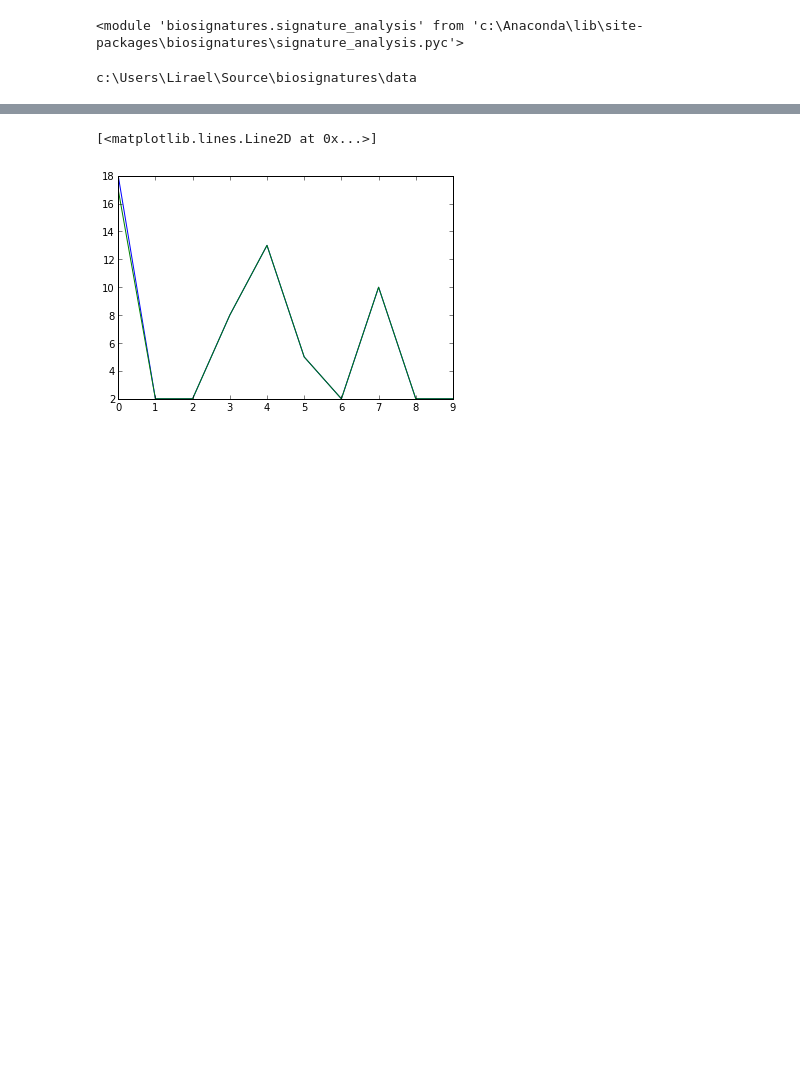
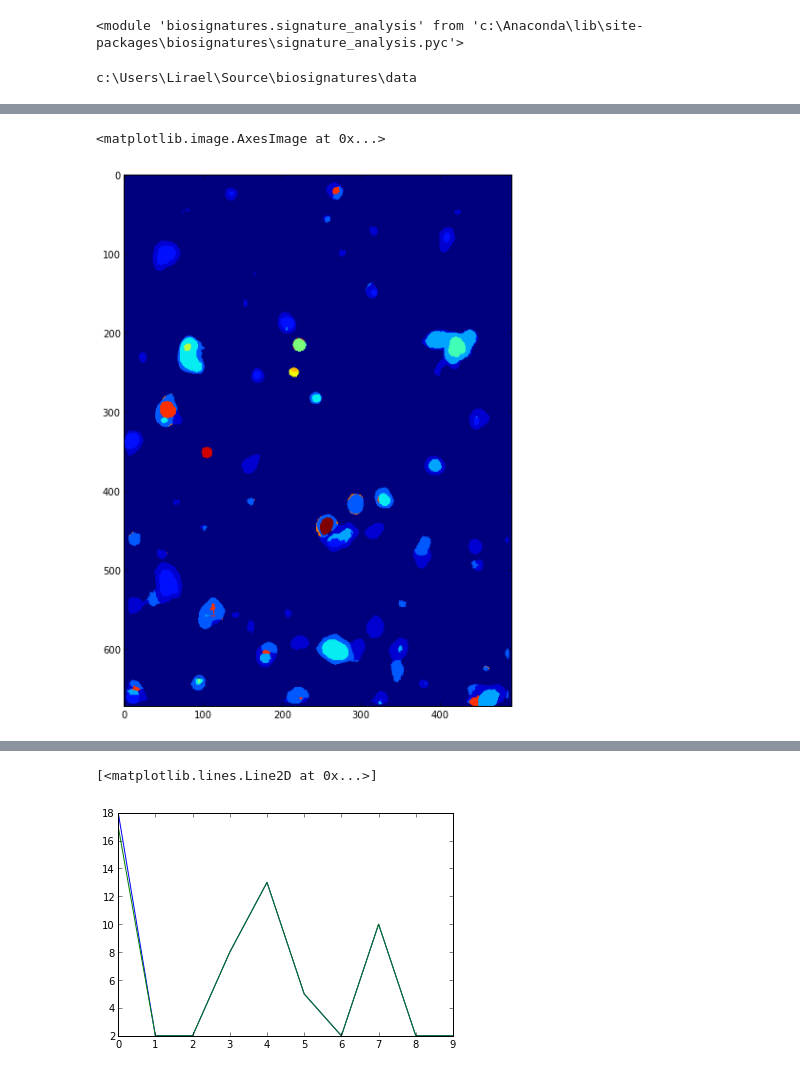
Before and after one commit to klchan13/biosignatures, a Jupyter notebook: notebooks/06-13-14 - Testing more reassignments.ipynb, the cells around one changed output, grey strips where cells are left out. Saved outputs shown, nothing was run; the diff lists cells and outputs as text; code cells hidden in the pictures; blank space fills up the shorter version.

```diff
--- a/notebooks/06-13-14 - Testing more reassignments.ipynb
+++ b/notebooks/06-13-14 - Testing more reassignments.ipynb
@@ -87,8 +89,8 @@ def reclassification(lin_data_alt, allSig, minReassignPix=115):
     # Now use some fancy indexing to find the misfits and prep the pixels
     # for reassigment.
     reassign = list(np.arange(len(new_sig_list)))
-    for ai in np.arange(1, len(new_sig_list)):
-        where_misfits = np.where(new_sig_list[ai] != ai*np.ones(len(new_sig_list[ai])))
+    for ai in np.arange(len(new_sig_list)):
+        where_misfits = np.where(new_sig_list[ai]+1 != (ai+1)*np.ones(len(new_sig_list[ai])))
         misfits = new_sig_list[ai][where_misfits]
         for m_idx in np.arange(len(where_misfits[0])):
             if reassign[int(misfits[m_idx])].shape:
@@ -100,7 +102,7 @@ def reclassification(lin_data_alt, allSig, minReassignPix=115):
     # Now add the misfits to their appropriate signature
     fin_sig_list = []
     for ai in np.arange(len(sigList)):
-        real_vox = np.where(new_sig_list[ai] == ai*np.ones(len(new_sig_list[ai])))
+        real_vox = np.where(new_sig_list[ai]+1 == (ai+1)*np.ones(len(new_sig_list[ai])))
         if reassign[ai].shape:
             fin_sig_list.append(np.squeeze(np.concatenate((sigList[ai][real_vox], reassign[ai]))))
         else:
@@ -108,7 +110,7 @@ def reclassification(lin_data_alt, allSig, minReassignPix=115):
 
     return fin_sig_list
 # %%
-fin_sig_list = reclassification(lin_data_alt, med_forw_sigs, minReassignPix=115)
+fin_sig_list = reclassification(lin_data_alt, med_forw_sigs_nor, minReassignPix=115)
 # %%
 mask_list = []
 for idx in np.arange(len(fin_sig_list)):
@@ -119,0 +120,6 @@ sig_meds_ra2 = sa.signature_medians(mask_list, lin_data)
+# %%
+figure(figsize=(10, 10))
+imshow(bsu.signature_map(mask_list, 491, 673))
+# %% [output]
+<matplotlib.image.AxesImage at 0x...>
+[figure, added]
```
Also changed, not shown: parts of 9 cells of this notebook, 5 other files.
